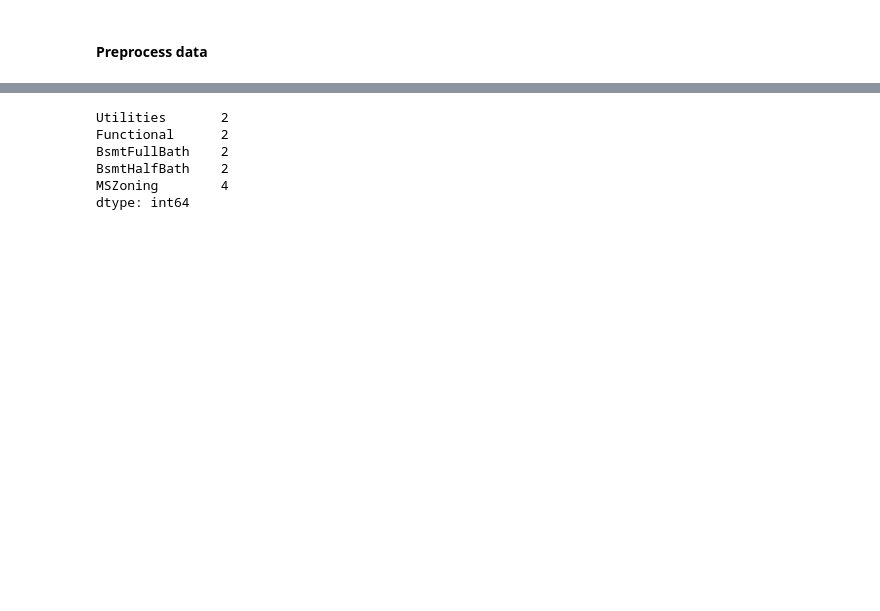
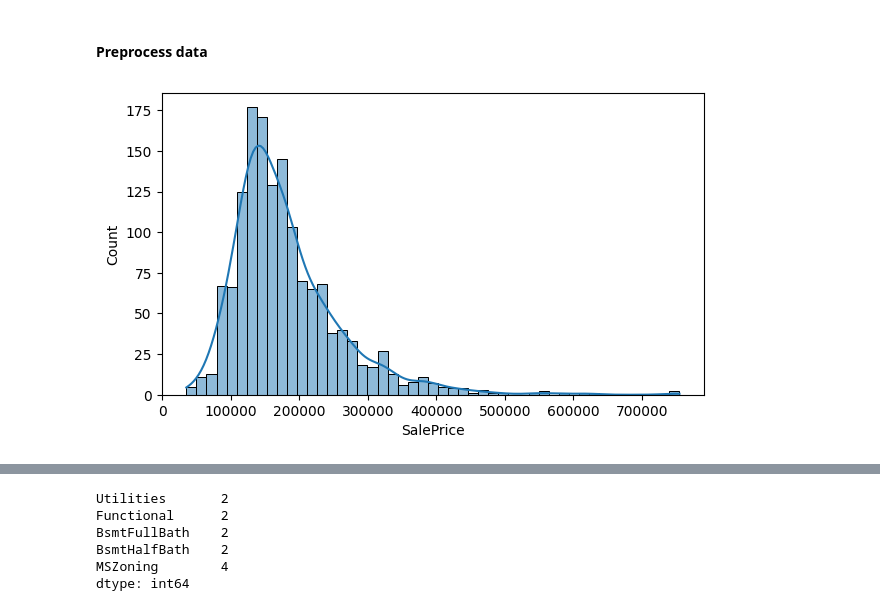
Before and after one commit to IceIce1ce/Final_Project_LTKHDL, a Jupyter notebook: House_Prices.ipynb, the cells around one changed output, grey strips where cells are left out. Drawn from its saved outputs; the diff is of its cells as text; code cells hidden in the pictures; blank space fills up the shorter version.

```diff
--- a/House_Prices.ipynb
+++ b/House_Prices.ipynb
@@ -592,0 +627,8 @@ train_df['SalePrice'] = np.log1p(train_df['SalePrice'])
+# %%
+import seaborn as sns
+
+plt.rcParams['figure.dpi'] = 100
+plt.figure(figsize=(7, 4))
+sns.histplot(train_df['SalePrice'], kde=True);
+# %% [output]
+[figure, added]
```
Also changed, not shown: parts of 51 cells of this notebook.
